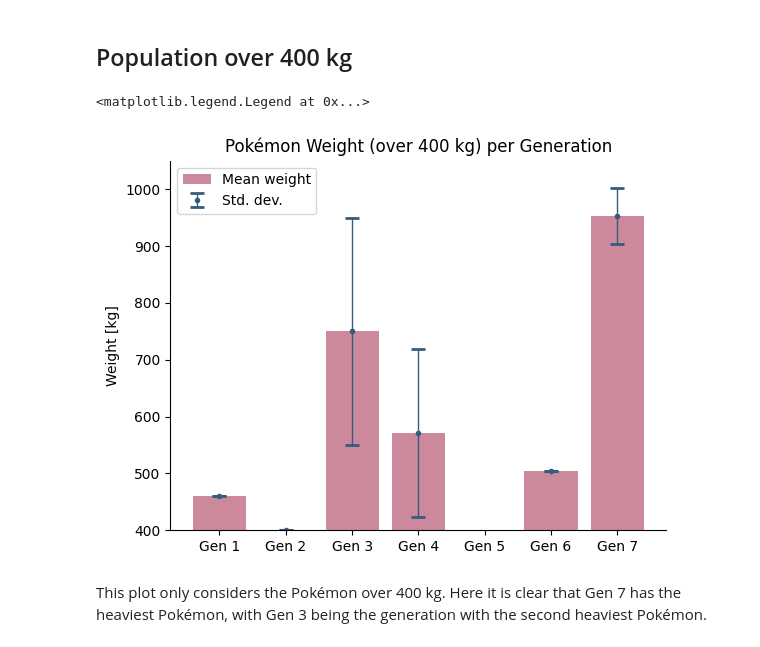
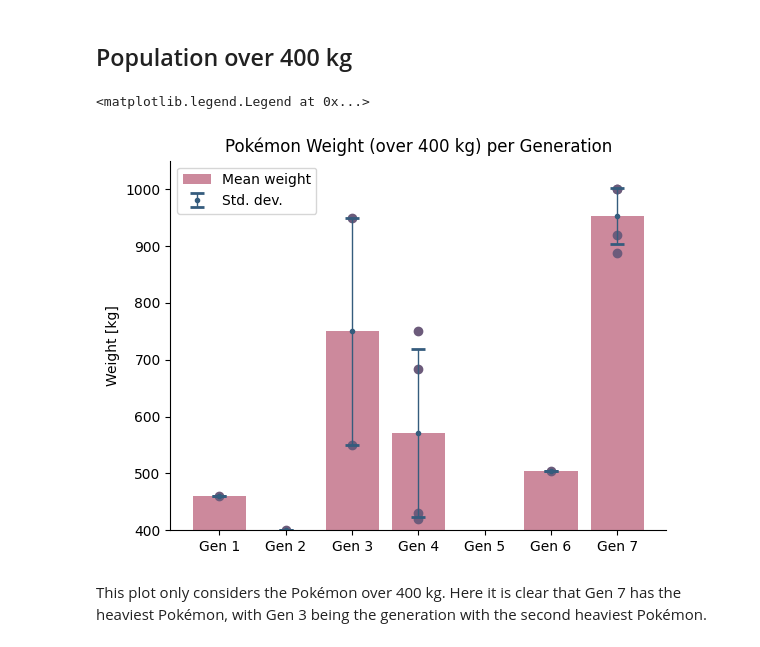
Before and after one commit to ylvao/HEL-8048, a Jupyter notebook: exam.ipynb, the cells around one changed output. Cells and saved outputs as stored; diff of their text form; code cells hidden in the pictures.

```diff
--- a/exam.ipynb
+++ b/exam.ipynb
@@ -173,36 +173,36 @@ filtered_gen_weights["5"] = []  # If no Pokémon in Gen 5 meet criteria, use emp
 
 # Compute mean weights per generation
 heavy_means = [find_mean(filtered_gen_weights[str(i)]) for i in range(1, 8)]
 
 # Compute standard deviations
 heavy_stdevs = [find_stdev(filtered_gen_weights[str(i)]) for i in range(1, 8)]
 
 # X-axis labels
 x_vals = [f'Gen {i}' for i in range(1, 8)]
 
 # Plot bar chart of mean weights
 plt.bar(x_vals, heavy_means, color="#C06C84", alpha=.8, label = "Mean weight")
 
 # Error bar showing the standard deviation of the mean
 plt.errorbar(x_vals, heavy_means, yerr=heavy_stdevs, fmt='.', capsize=5, capthick=2, elinewidth=1, color="#355C7D", label="Std. dev.")
 
 # Scatter plot of all Pokémon weights per generation
-# for i in range(1, 8):
-#     plt.scatter([f'Gen {i}' for _ in filtered_gen_weights[str(i)]], filtered_gen_weights[str(i)], color="#6C5B7B")
+for i in range(1, 8):
+    plt.scatter([f'Gen {i}' for _ in filtered_gen_weights[str(i)]], filtered_gen_weights[str(i)], color="#6C5B7B")
 
 
 # Customization
 ax = plt.gca()
 ax.spines['top'].set_visible(False)
 ax.spines['right'].set_visible(False)
 
 plt.ylim(400, 1050)
 plt.ylabel("Weight [kg]")
 plt.title("Pokémon Weight (over 400 kg) per Generation")
 plt.legend()
 # %% [output]
 <matplotlib.legend.Legend at 0x...>
-[figure, old version]
+[figure, new version]
 # %% [markdown]
 This plot only considers the Pokémon over 400 kg. Here it is clear that Gen 7 has the heaviest Pokémon, with Gen 3 being the generation with the second heaviest Pokémon.
 # %% [markdown]
```
Also changed, not shown: parts of 1 cell of this notebook.
